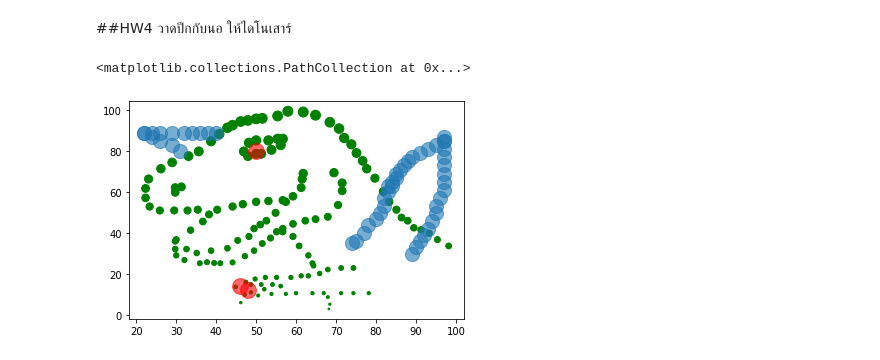
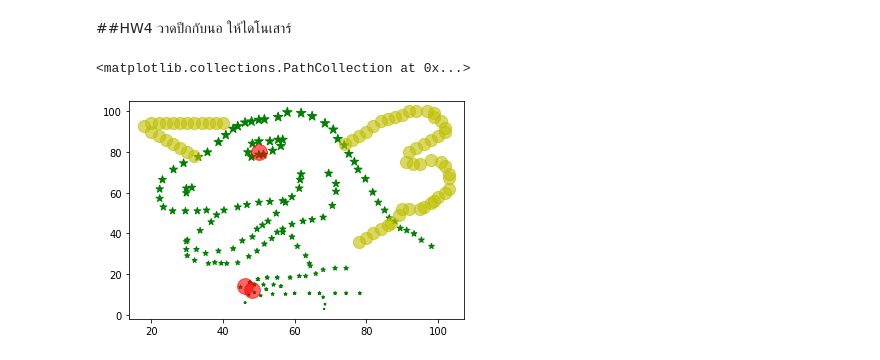
Before and after one commit to waraporn19/KKU_data_mining, a Jupyter notebook: Data102.ipynb, the cells around one changed output. Drawn from its saved outputs; the diff is of its cells as text; code cells hidden in the pictures.

```diff
--- a/Data102.ipynb
+++ b/Data102.ipynb
@@ -112,10 +112,10 @@ plt.scatter([44,42,50],[15,14,80],s=250,alpha=0.6)
 [figure]
 # %% [markdown]
 ##HW4 วาดปีกกับนอ ให้ไดโนเสาร์
-# %%
-plt.scatter(data['x'],data['y'],s=data['y'],c='g')
-plt.scatter([31,29,26,24,22,40,38,36,34,32,29,26,24,22,74,75,77,78,80,81,82,82,83,83,84,84,85,85,86,87,88,89,91,93,95,97,97,97,97,97,97,97,97,97,96,95,95,94,93,92,91,90,89],[80,83,85,87,89,89,89,89,89,89,89,89,89,89,35,36,40,44,47,50,53,57,60,63,63,65,67,69,71,73,75,77,79,81,83,85,87,85,81,77,73,69,65,61,57,53,50,46,42,39,36,33,30],s=200,alpha=0.6)
-plt.scatter([48,46,50],[12,14,80],s=250,alpha=0.6,c='r')
-# %% [output]
-<matplotlib.collections.PathCollection at 0x...>
-[figure, removed]
+# %%
+plt.scatter(data['x'],data['y'],s=data['y'],c='g' ,marker ='*')
+plt.scatter([32,30,28,26,24,22,20,18,20,22,24,26,28,30,32,34,36,38,40,78,80,82,84,86,87,89,90,92,95,96,98,99,100,102,103,103,103,102,101,98,95,93,91,92,94,96,98,100,102,102,101,99,99,97,94,92,90,88,86,84,82,80,78,76,74],[78,80,82,84,86,88,90,93,94,94,94,94,94,94,94,94,94,94,94,36,38,40,42,44,45,49,52,52,52,53,55,56,58,60,62,67,69,73,75,76,74,74,75,80,82,84,86,88,90,92,95,97,99,100,100,100,98,97,96,95,93,90,88,86,84],s=150,alpha=0.6,c='y')
+plt.scatter([48,46,50],[12,14,80],s=250,alpha=0.6,c='r')
+# %% [output]
+<matplotlib.collections.PathCollection at 0x...>
+[figure, added]
```
